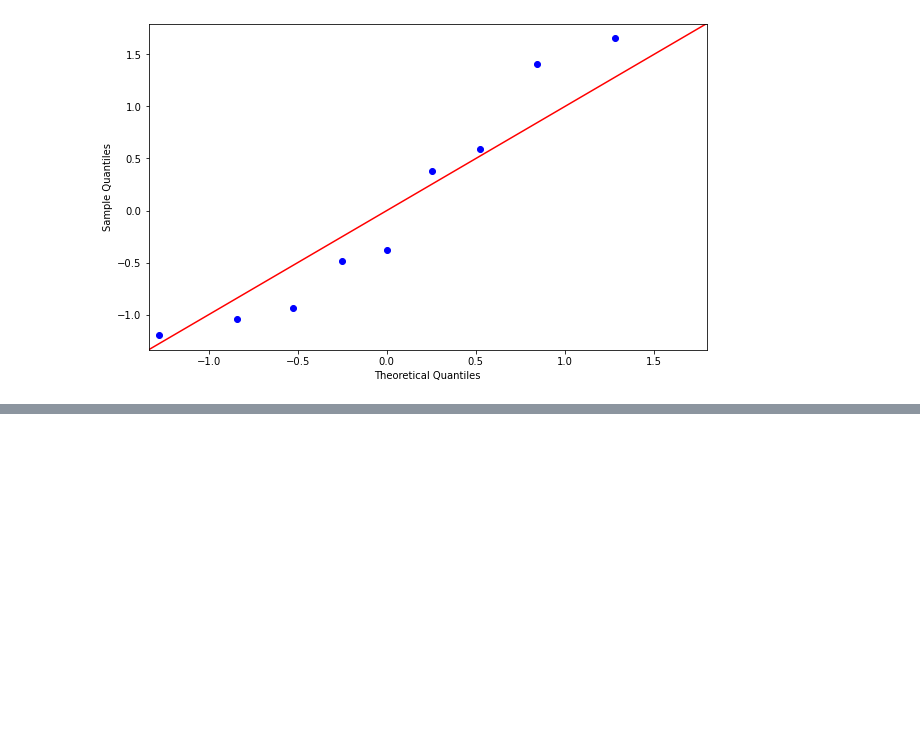
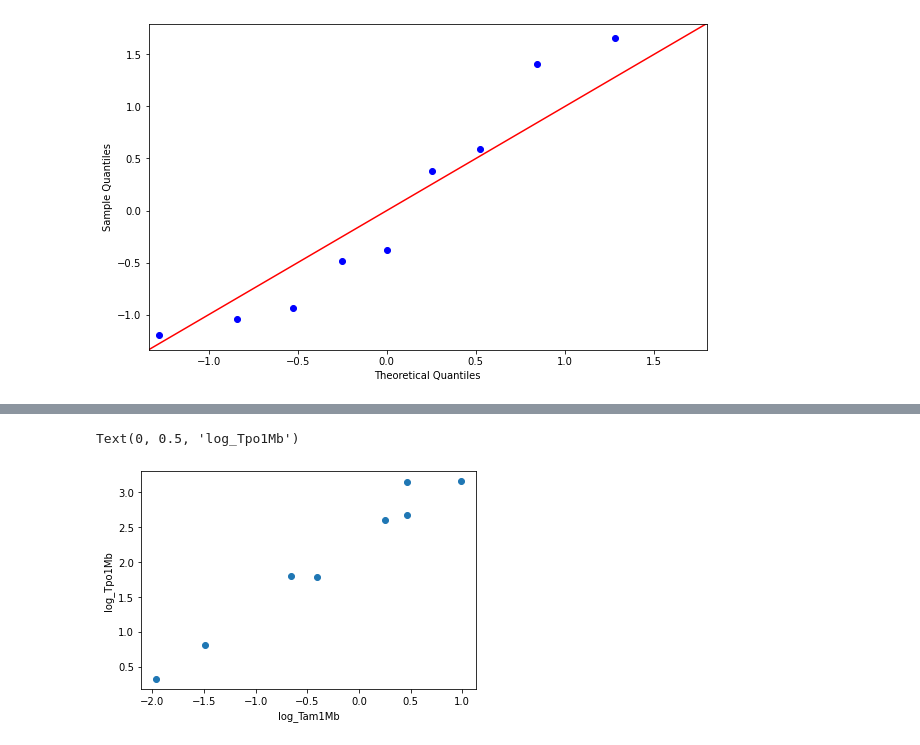
Before and after one commit to miquelcamprodon/sme-materials, a Jupyter notebook: 07-LinearModel.ipynb, the cells around one changed output, grey strips where cells are left out. Saved outputs shown, nothing was run; the diff lists cells and outputs as text; code cells hidden in the pictures; blank space fills up the shorter version.

```diff
--- a/07-LinearModel.ipynb
+++ b/07-LinearModel.ipynb
@@ -422,0 +462,13 @@ fig = sm.qqplot(resid, stats.t, fit=True, line="45")
+# %%
+# Logarithmic transformations
+df_modem['log_Tam1Mb'] = df_modem['Tam1Mb'].apply(lambda x: math.log(x))
+df_modem['log_Tpo1Mb'] = df_modem['Tpo1Mb'].apply(lambda x: math.log(x))
+# %%
+# Visual inspection of data
+fig, ax = plt.subplots()
+ax.scatter(df_modem['log_Tam1Mb'],df_modem['log_Tpo1Mb'])
+ax.set_xlabel('log_Tam1Mb')
+ax.set_ylabel('log_Tpo1Mb')
+# %% [output]
+Text(0, 0.5, 'log_Tpo1Mb')
+[figure, added]
```
Also changed, not shown: parts of 11 cells of this notebook, 2 other files.
